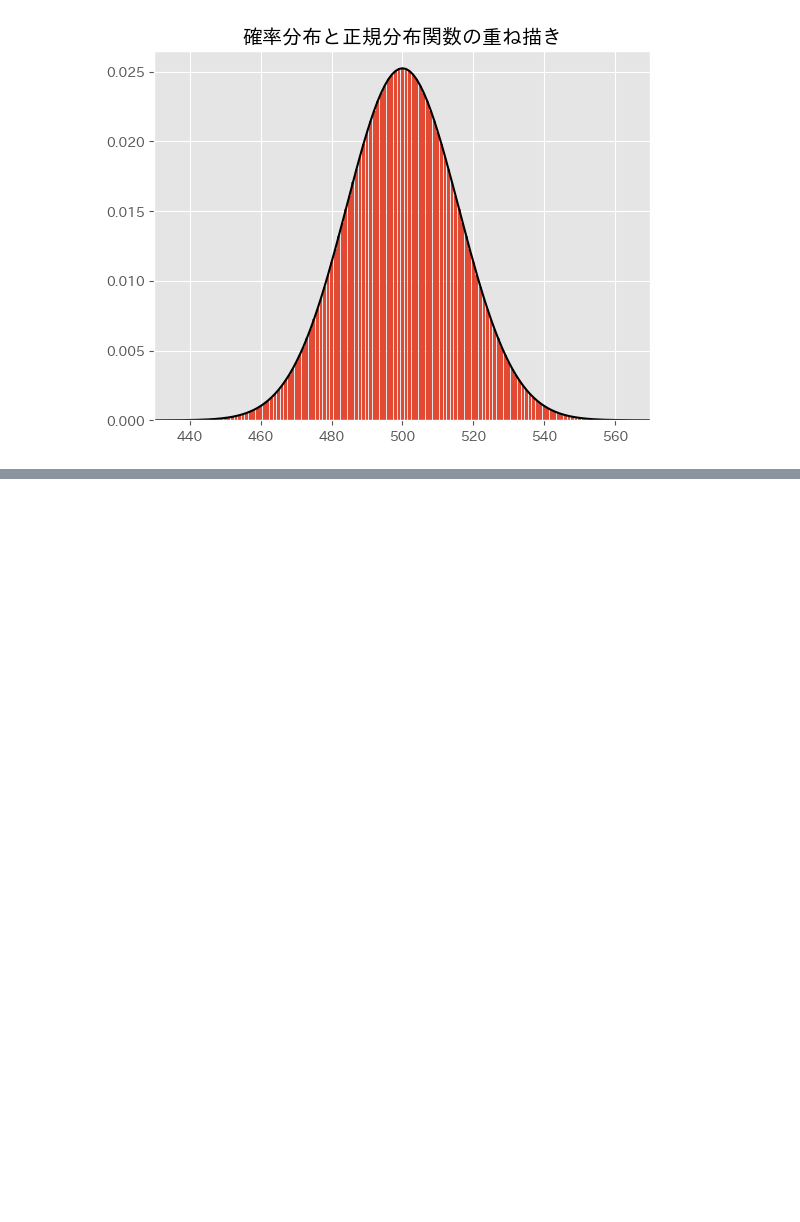
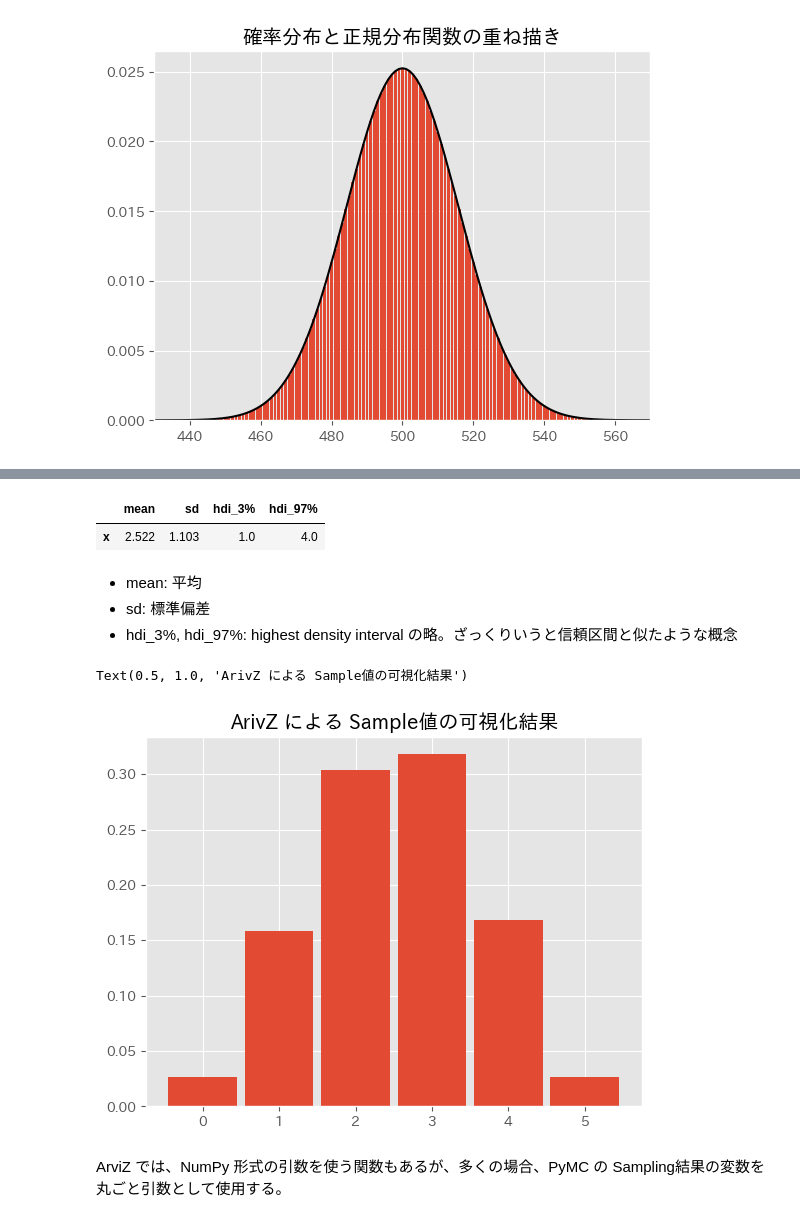
Before and after one commit to 1024xx4/py_bayes_intro, a Jupyter notebook: notebook.ipynb, the cells around one changed output, grey strips where cells are left out. Drawn from its saved outputs; the diff is of its cells as text; code cells hidden in the pictures; blank space fills up the shorter version.

```diff
--- a/notebook.ipynb
+++ b/notebook.ipynb
@@ -63,0 +76,21 @@ Text(0.5, 1.0, '確率分布と正規分布関数の重ね描き')
+# %%
+# 確率 Model 定義
+
+# 確率 Model-context 用 Instance
+model = pm.Model()
+
+# 先ほど定義した Instance を with 文で指定
+with model:
+    # Binomial: 二項分布の確率分布Class
+    # p: 二項分布の元になる施行の回数
+    # n: 二項分布における施行階数
+    # 'x': Sample として出力される確率変数
+    x = pm.Binomial('x', n=5, p=0.5)
+# %%
+# Sampling
+
+# with model の Context 定義により、上で定義した確率 Model と紐づけられる
+# sample_prior_predictive: 事前分布の予測値取得関数
+# 乱数により生成された Sample値が変数 prior_samples に Set される
+with model:
+    prior_samples = pm.sample_prior_predictive(random_seed=42)
@@ -63,0 +118,13 @@ Text(0.5, 1.0, '確率分布と正規分布関数の重ね描き')
+# %%
+# NumPy 形式 Data を抽出
+
+# 事前分布（prior）としての Sample値を取得
+x_samples = prior_samples['prior']['x'].values  # NumPy形式 Data の抽出
+    # Sample data に複数の確率変数が含まれている場合、['x'] の部分を他の確率変数Label に差し替えると対象の確率変数の値が取得できる。
+print('type:', type(x_samples))  # Data の型の確認
+print('shape:', x_samples.shape)  # Data size の確認
+print('values:', x_samples, '\n')  # Data の値の確認
+
+# 通常の NumPy Data として頻度分析をした例
+value_counts = pd.DataFrame(x_samples.reshape(-1)).value_counts().sort_index()  # 確率変数値別の件数を Count
+print(value_counts)
@@ -63,0 +149,22 @@ Text(0.5, 1.0, '確率分布と正規分布関数の重ね描き')
+# %%
+# ArViZ による分析
+
+summary = az.summary(prior_samples, kind='stats')
+    # kind='stats' を指定することで統計分析だけを実施。
+display(summary)
+# %% [output]
+|  | mean | sd | hdi_3% | hdi_97% |
+| x | 2.522 | 1.103 | 1.0 | 4.0 |
+# %% [markdown]
+- mean: 平均
+- sd: 標準偏差
+- hdi_3%, hdi_97%: highest density interval の略。ざっくりいうと信頼区間と似たような概念
+# %%
+# ArviZ による可視化
+ax = az.plot_dist(x_samples)
+ax.set_title('ArivZ による Sample値の可視化結果')
+# %% [output]
+Text(0.5, 1.0, 'ArivZ による Sample値の可視化結果')
+[figure, added]
+# %% [markdown]
+ArviZ では、NumPy 形式の引数を使う関数もあるが、多くの場合、PyMC の Sampling結果の変数を丸ごと引数として使用する。
```
Also changed, not shown: parts of 19 cells of this notebook, 1 other file.
